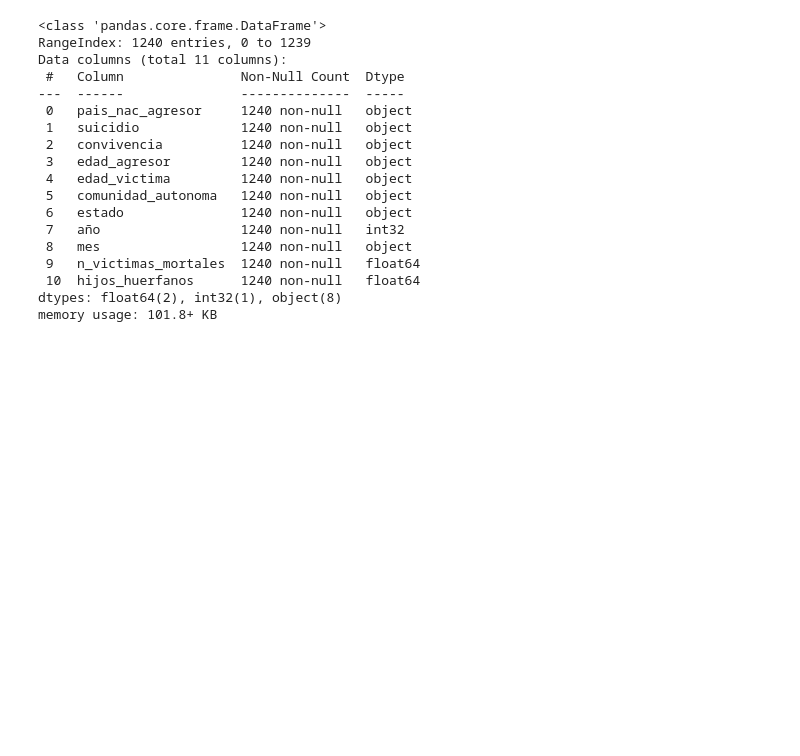
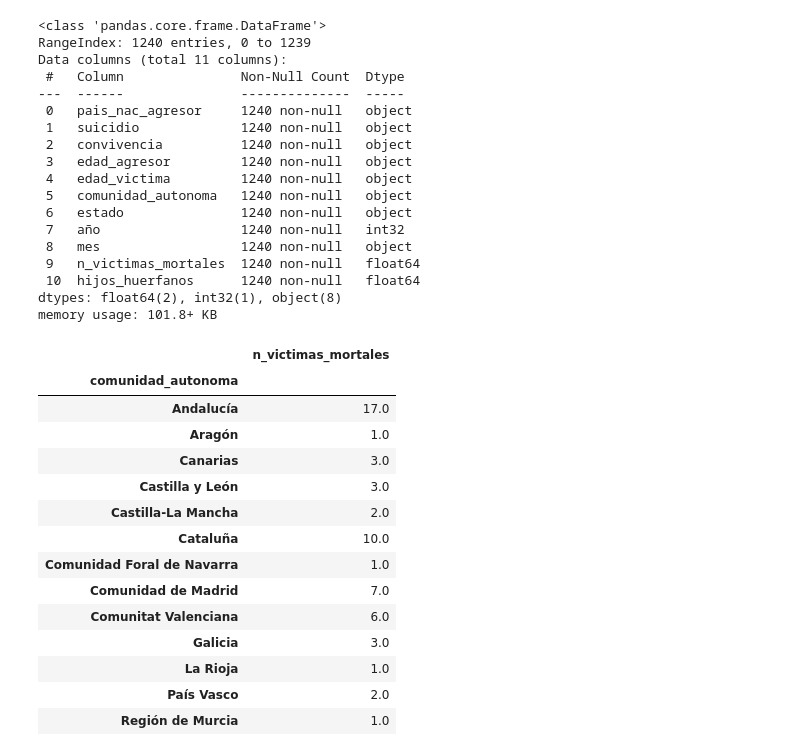
Before and after one commit to SergioPrior/Violencia-de-genero, a Jupyter notebook: Violencia_Spain.ipynb, the cells around one changed output. Drawn from its saved outputs; the diff is of its cells as text; code cells hidden in the pictures; blank space fills up the shorter version.

```diff
--- a/Violencia_Spain.ipynb
+++ b/Violencia_Spain.ipynb
@@ -111,0 +117,4 @@ df_group.to_csv('vic_cAut.csv', index=True)
+# %%
+pivot =df[df['año'] == 2023].pivot_table(index="comunidad_autonoma",
+                                          values="n_victimas_mortales",
+                                        aggfunc = "sum")
@@ -111,0 +123,18 @@ df_group.to_csv('vic_cAut.csv', index=True)
+# %%
+pivot
+# %% [output]
+|  | n_victimas_mortales |
+| comunidad_autonoma |  |
+| Andalucía | 17.0 |
+| Aragón | 1.0 |
+| Canarias | 3.0 |
+| Castilla y León | 3.0 |
+| Castilla-La Mancha | 2.0 |
+| Cataluña | 10.0 |
+| Comunidad Foral de Navarra | 1.0 |
+| Comunidad de Madrid | 7.0 |
+| Comunitat Valenciana | 6.0 |
+| Galicia | 3.0 |
+| La Rioja | 1.0 |
+| País Vasco | 2.0 |
+| Región de Murcia | 1.0 |
```
Also changed, not shown: parts of 7 cells of this notebook.
